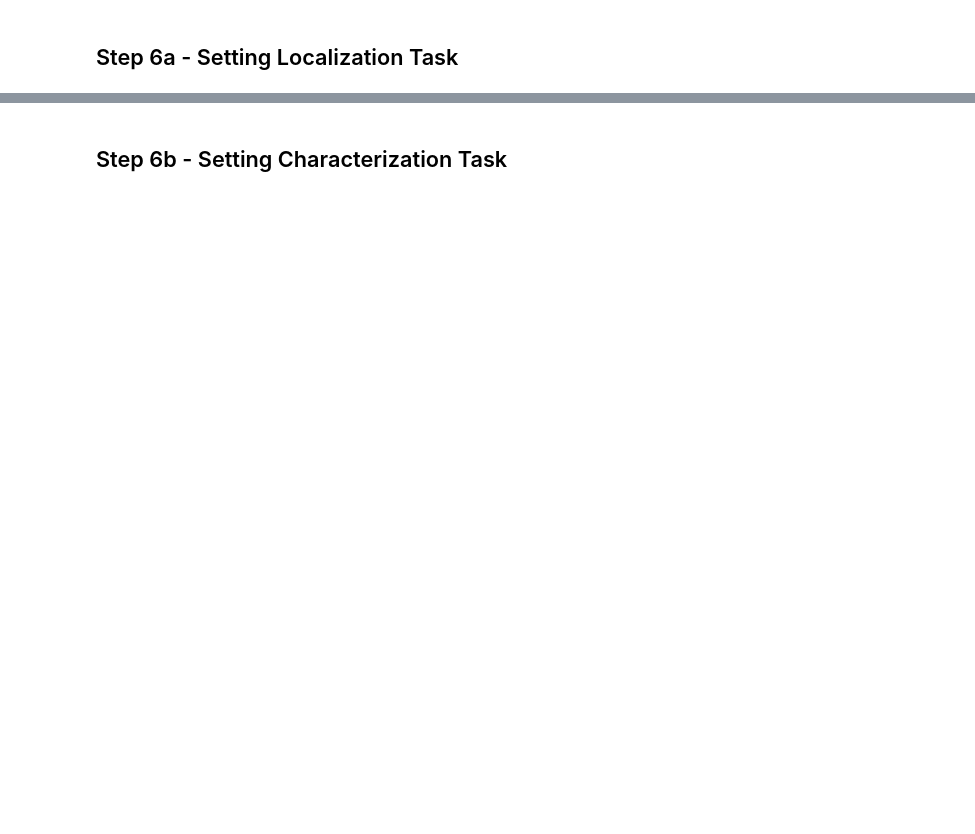
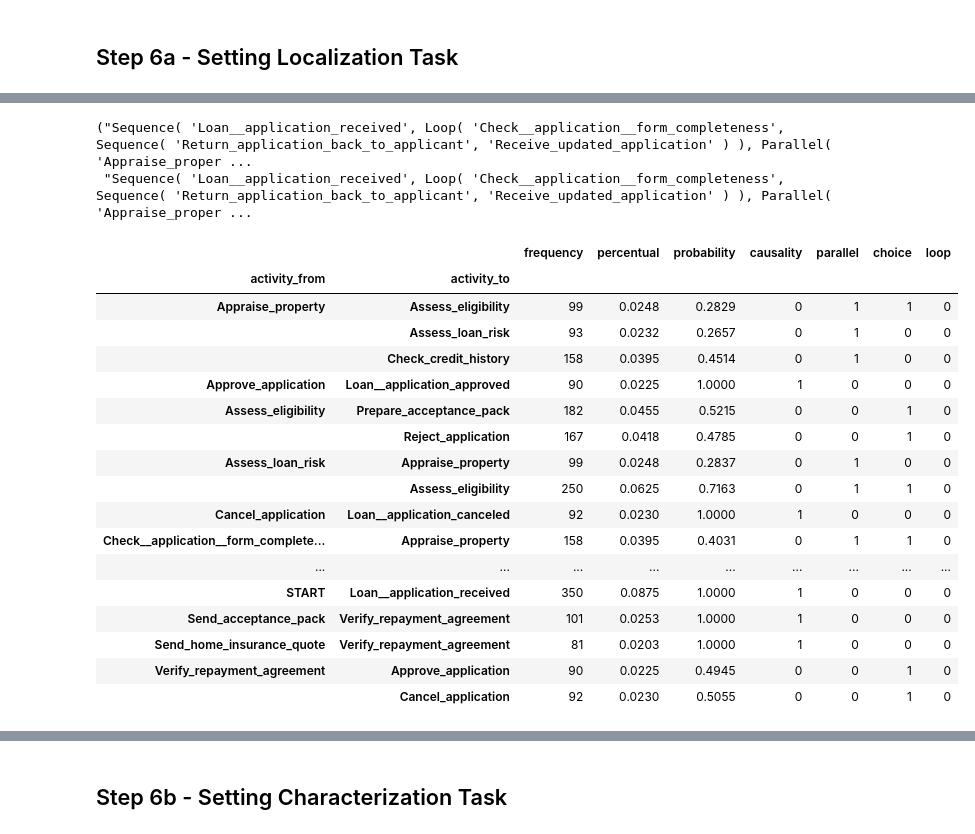
Before and after one commit to pm-usp/concept_drift, a Jupyter notebook: Transition_Matrix_Process_Drift/Demonstration - Business Process Drift - (Maaradji - Fast).ipynb, the cells around one changed output, grey strips where cells are left out. Cells and saved outputs as stored; diff of their text form; code cells hidden in the pictures; blank space fills up the shorter version.

```diff
--- a/Transition_Matrix_Process_Drift/Demonstration - Business Process Drift - (Maaradji - Fast).ipynb
+++ b/Transition_Matrix_Process_Drift/Demonstration - Business Process Drift - (Maaradji - Fast).ipynb
@@ -258,0 +403,31 @@ TMPD_instance.get_localization_task(show_localization_dfg=True, show_original_df
+# %%
+reference_bpmn_text, detection_bpmn_text
+# %% [output]
+("Sequence( 'Loan__application_received', Loop( 'Check__application__form_completeness', Sequence( 'Return_application_back_to_applicant', 'Receive_updated_application' ) ), Parallel( 'Appraise_proper ...
+ "Sequence( 'Loan__application_received', Loop( 'Check__application__form_completeness', Sequence( 'Return_application_back_to_applicant', 'Receive_updated_application' ) ), Parallel( 'Appraise_proper ...
+# %%
+# Debug
+
+## Getting the reference window
+TMPD_instance.run_process_representation(TMPD_instance.transition_log[TMPD_instance.get_windowing_strategy()[reference_window_index]['start']:TMPD_instance.get_windowing_strategy()[reference_window_index]['end']])
+reference_window_df = TMPD_instance.get_process_representation()
+reference_window_df
+# %% [output]
+|  |  | frequency | percentual | probability | causality | parallel | choice | loop |
+| activity_from | activity_to |  |  |  |  |  |  |  |
+| Appraise_property | Assess_eligibility | 99 | 0.0248 | 0.2829 | 0 | 1 | 1 | 0 |
+|  | Assess_loan_risk | 93 | 0.0232 | 0.2657 | 0 | 1 | 0 | 0 |
+|  | Check_credit_history | 158 | 0.0395 | 0.4514 | 0 | 1 | 0 | 0 |
+| Approve_application | Loan__application_approved | 90 | 0.0225 | 1.0000 | 1 | 0 | 0 | 0 |
+| Assess_eligibility | Prepare_acceptance_pack | 182 | 0.0455 | 0.5215 | 0 | 0 | 1 | 0 |
+|  | Reject_application | 167 | 0.0418 | 0.4785 | 0 | 0 | 1 | 0 |
+| Assess_loan_risk | Appraise_property | 99 | 0.0248 | 0.2837 | 0 | 1 | 0 | 0 |
+|  | Assess_eligibility | 250 | 0.0625 | 0.7163 | 0 | 1 | 1 | 0 |
+| Cancel_application | Loan__application_canceled | 92 | 0.0230 | 1.0000 | 1 | 0 | 0 | 0 |
+| Check__application__form_complete... | Appraise_property | 158 | 0.0395 | 0.4031 | 0 | 1 | 1 | 0 |
+| ... | ... | ... | ... | ... | ... | ... | ... | ... |
+| START | Loan__application_received | 350 | 0.0875 | 1.0000 | 1 | 0 | 0 | 0 |
+| Send_acceptance_pack | Verify_repayment_agreement | 101 | 0.0253 | 1.0000 | 1 | 0 | 0 | 0 |
+| Send_home_insurance_quote | Verify_repayment_agreement | 81 | 0.0203 | 1.0000 | 1 | 0 | 0 | 0 |
+| Verify_repayment_agreement | Approve_application | 90 | 0.0225 | 0.4945 | 0 | 0 | 1 | 0 |
+|  | Cancel_application | 92 | 0.0230 | 0.5055 | 0 | 0 | 1 | 0 |
```
Also changed, not shown: parts of 24 cells of this notebook, 36 other files.
